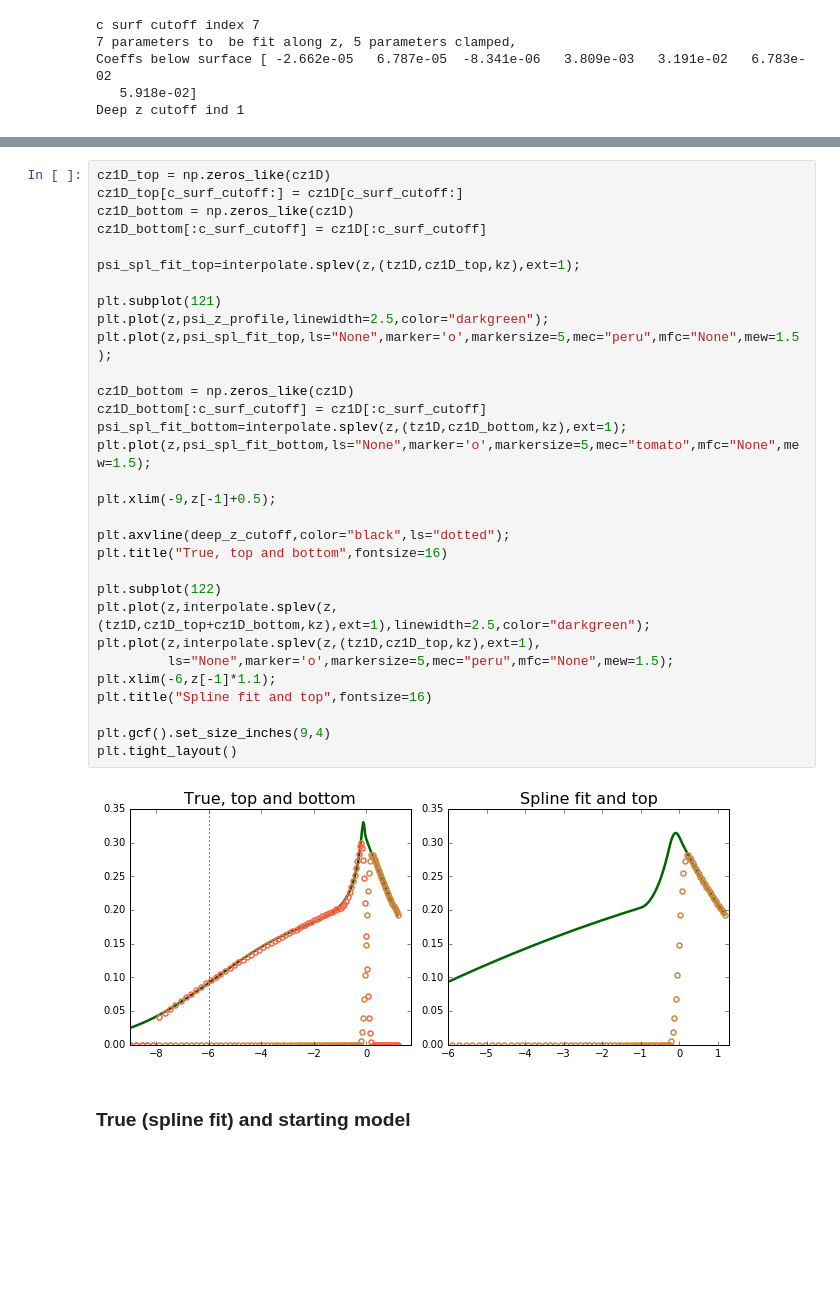
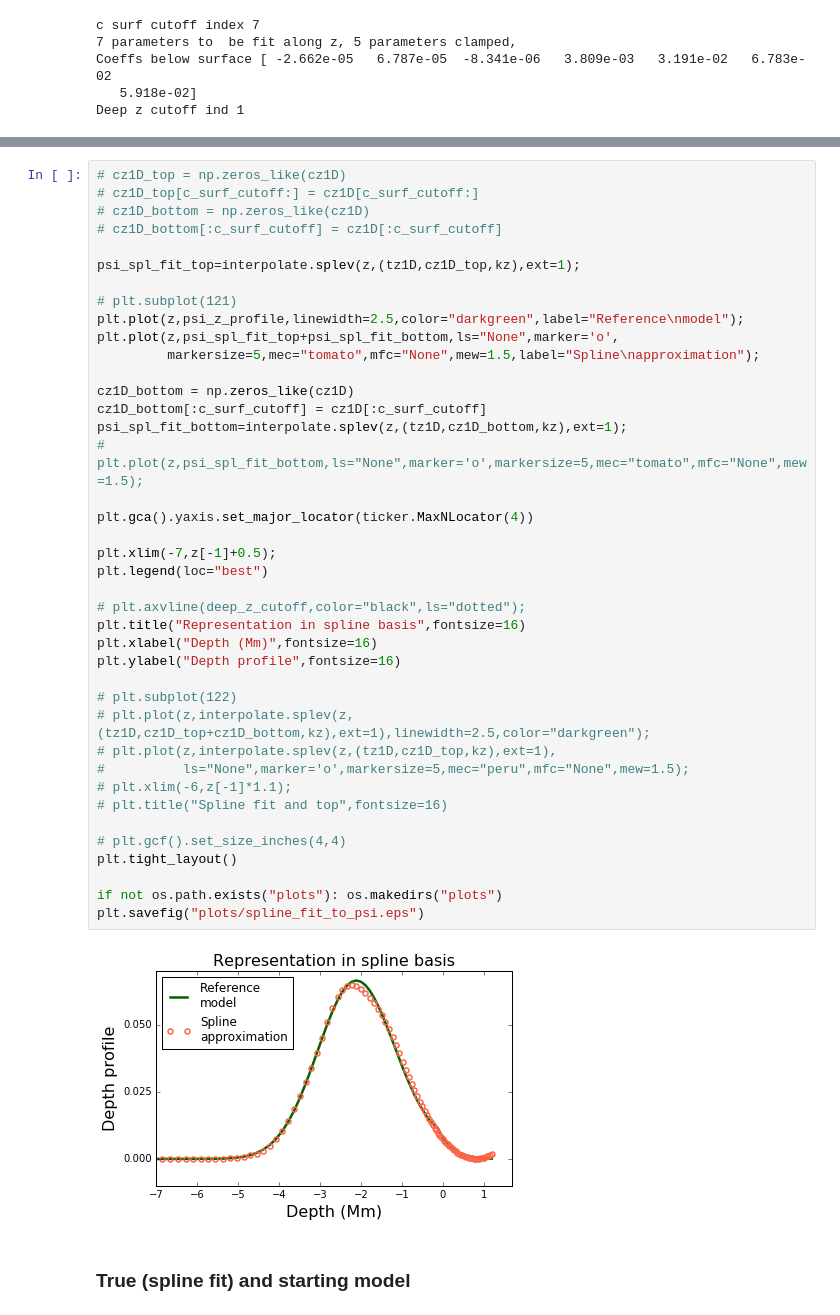
Before and after one commit to jishnub/sparc_flows, a Jupyter notebook: Supergranule_Spline.ipynb, the cells around one changed output, grey strips where cells are left out. Cells and saved outputs as stored; diff of their text form; blank space fills up the shorter version.

```diff
--- a/Supergranule_Spline.ipynb
+++ b/Supergranule_Spline.ipynb
@@ -129,36 +137,45 @@ plt.ylim(cz1D_bottom.min()-0.001,cz1D_bottom.max()*1.2);
 # %%
-cz1D_top = np.zeros_like(cz1D)
-cz1D_top[c_surf_cutoff:] = cz1D[c_surf_cutoff:]
-cz1D_bottom = np.zeros_like(cz1D)
-cz1D_bottom[:c_surf_cutoff] = cz1D[:c_surf_cutoff]
+# cz1D_top = np.zeros_like(cz1D)
+# cz1D_top[c_surf_cutoff:] = cz1D[c_surf_cutoff:]
+# cz1D_bottom = np.zeros_like(cz1D)
+# cz1D_bottom[:c_surf_cutoff] = cz1D[:c_surf_cutoff]
 
 psi_spl_fit_top=interpolate.splev(z,(tz1D,cz1D_top,kz),ext=1);
 
-plt.subplot(121)
-plt.plot(z,psi_z_profile,linewidth=2.5,color="darkgreen");
-plt.plot(z,psi_spl_fit_top,ls="None",marker='o',markersize=5,mec="peru",mfc="None",mew=1.5);
+# plt.subplot(121)
+plt.plot(z,psi_z_profile,linewidth=2.5,color="darkgreen",label="Reference\nmodel");
+plt.plot(z,psi_spl_fit_top+psi_spl_fit_bottom,ls="None",marker='o',
+         markersize=5,mec="tomato",mfc="None",mew=1.5,label="Spline\napproximation");
 
 cz1D_bottom = np.zeros_like(cz1D)
 cz1D_bottom[:c_surf_cutoff] = cz1D[:c_surf_cutoff]
 psi_spl_fit_bottom=interpolate.splev(z,(tz1D,cz1D_bottom,kz),ext=1);
-plt.plot(z,psi_spl_fit_bottom,ls="None",marker='o',markersize=5,mec="tomato",mfc="None",mew=1.5);
+# plt.plot(z,psi_spl_fit_bottom,ls="None",marker='o',markersize=5,mec="tomato",mfc="None",mew=1.5);
 
-plt.xlim(-9,z[-1]+0.5);
+plt.gca().yaxis.set_major_locator(ticker.MaxNLocator(4))
 
-plt.axvline(deep_z_cutoff,color="black",ls="dotted");
-plt.title("True, top and bottom",fontsize=16)
+plt.xlim(-7,z[-1]+0.5);
+plt.legend(loc="best")
 
-plt.subplot(122)
-plt.plot(z,interpolate.splev(z,(tz1D,cz1D_top+cz1D_bottom,kz),ext=1),linewidth=2.5,color="darkgreen");
-plt.plot(z,interpolate.splev(z,(tz1D,cz1D_top,kz),ext=1),
-         ls="None",marker='o',markersize=5,mec="peru",mfc="None",mew=1.5);
-plt.xlim(-6,z[-1]*1.1);
-plt.title("Spline fit and top",fontsize=16)
+# plt.axvline(deep_z_cutoff,color="black",ls="dotted");
+plt.title("Representation in spline basis",fontsize=16)
+plt.xlabel("Depth (Mm)",fontsize=16)
+plt.ylabel("Depth profile",fontsize=16)
 
-plt.gcf().set_size_inches(9,4)
+# plt.subplot(122)
+# plt.plot(z,interpolate.splev(z,(tz1D,cz1D_top+cz1D_bottom,kz),ext=1),linewidth=2.5,color="darkgreen");
+# plt.plot(z,interpolate.splev(z,(tz1D,cz1D_top,kz),ext=1),
+#          ls="None",marker='o',markersize=5,mec="peru",mfc="None",mew=1.5);
+# plt.xlim(-6,z[-1]*1.1);
+# plt.title("Spline fit and top",fontsize=16)
+
+# plt.gcf().set_size_inches(4,4)
 plt.tight_layout()
+
+if not os.path.exists("plots"): os.makedirs("plots")
+plt.savefig("plots/spline_fit_to_psi.eps")
 # %% [output]
-[figure, old version]
+[figure, new version]
 # %% [markdown]
 ### True (spline fit) and starting model
 # %%
```
Also changed, not shown: parts of 2 cells of this notebook, 5 other files.
